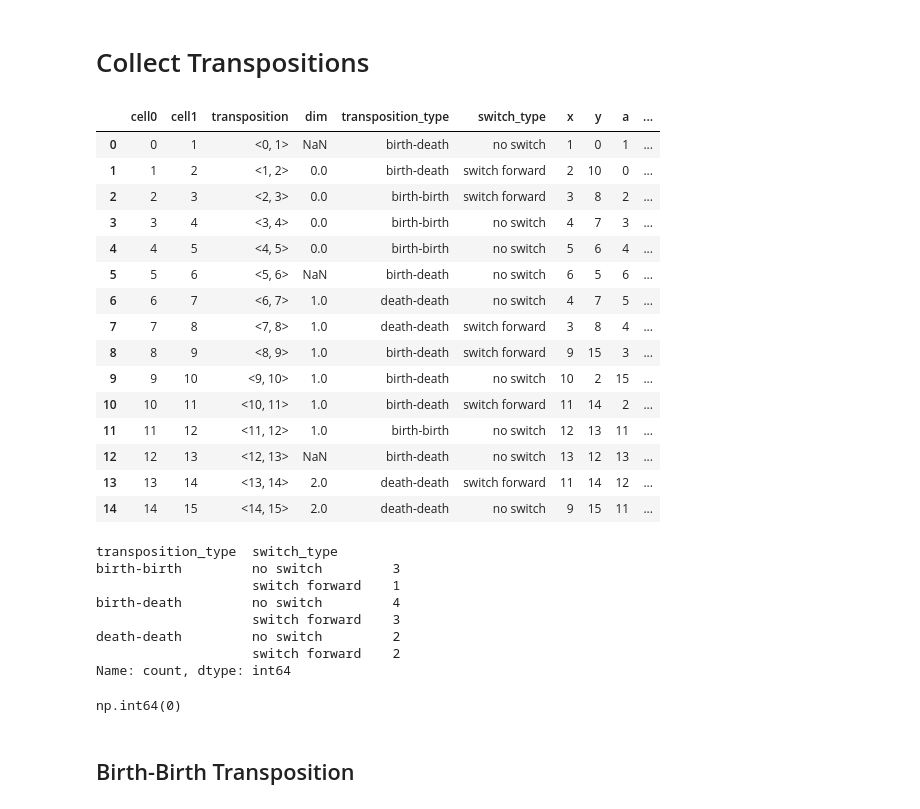
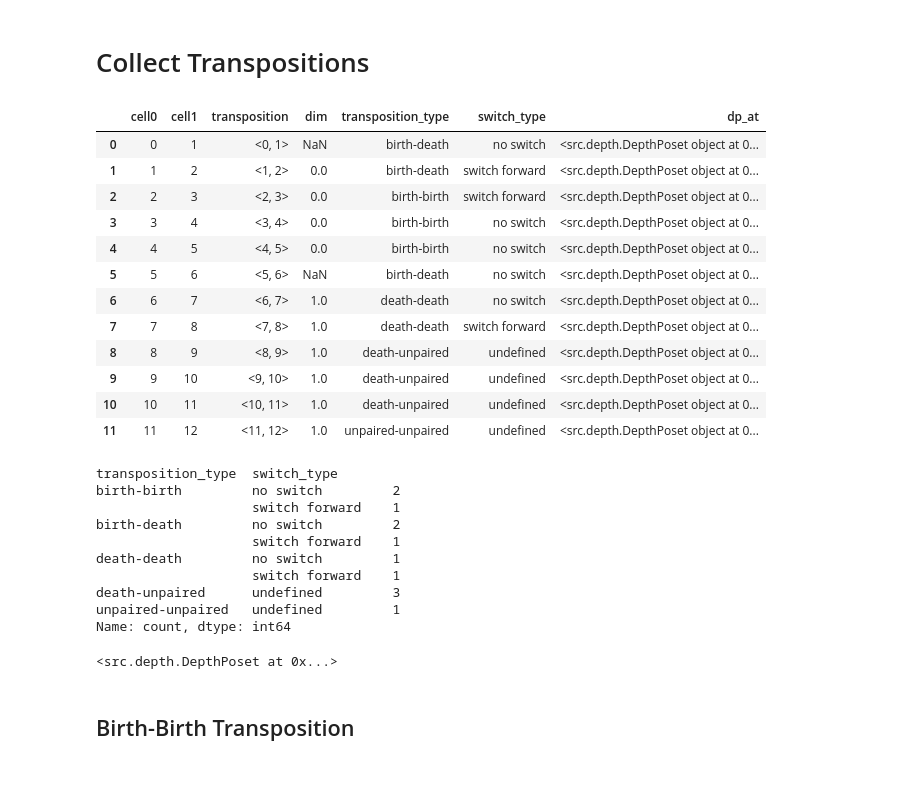
Before and after one commit to zimfv/depth-poset, a Jupyter notebook: notebooks/Check-Case-Analysis-sep26.ipynb, the cells around one changed output. Saved outputs shown, nothing was run; the diff lists cells and outputs as text; code cells hidden in the pictures; blank space fills up the shorter version.

```diff
--- a/notebooks/Check-Case-Analysis-sep26.ipynb
+++ b/notebooks/Check-Case-Analysis-sep26.ipynb
@@ -37,6 +34,8 @@ reorder = np.array([ 0,  1,  2,  5,  4,  3, 11,  9, 10, 12,  6,  7,  8, 14, 13,
 
 delta_matrix = delta_matrix[reorder, :][:, reorder]
 
+delta_matrix = delta_matrix[:13, :][:, :13]
+
 
 fig, ax = plt.subplots()
 
@@ -57,4 +56,4 @@ plt.show()
 # %%
-delta_order = np.arange(16)
+delta_order = np.arange(len(delta_matrix))
 delta_order
 # %% [output]
@@ -64,6 +63,7 @@ delta_dims = -np.ones(len(delta_matrix), dtype=int)
 delta_dims[1:6] = 0
 delta_dims[6:13] = 1
 delta_dims[13:16] = 2
+delta_dims = delta_dims[:len(delta_matrix)]
 
 delta_dims
 # %% [output]
@@ -71,5 +71,5 @@ array([-1,  0,  0,  0,  0,  0,  1,  1,  1,  1,  1,  1,  1,  2,  2,  2])
 # %%
-dp_bt = DepthPoset.from_border_matrix(delta_matrix, delta_dims)
+dp_bt = DepthPoset.from_border_matrix(delta_matrix, delta_dims, sources=np.arange(len(delta_matrix)))
 
 pos = dp_bt.hasse_layout(alignment_slope=0.1)
 labels = {node: (node.birth_index, node.death_index) for node in dp_bt.nodes}
@@ -90,54 +94,54 @@ plt.show()
 # %% [markdown]
 # Collect Transpositions
 # %%
-df_transps = pd.DataFrame({'cell0': np.arange(0, 15), 'cell1': np.arange(1, 16)})
+df_transps = pd.DataFrame({'cell0': np.arange(0, len(delta_matrix) - 1), 'cell1': np.arange(1, len(delta_matrix))})
 
 df_transps['transposition'] = df_transps.apply(lambda row: Transposition(delta_matrix, row['cell0'], row['cell1'],
-                                                                         order=delta_order, dims=delta_dims), axis=1)
+                                                                         order=delta_order, dims=delta_dims, dp=dp_bt), axis=1)
 df_transps['dim'] = df_transps['transposition'].apply(lambda transp: transp.dim)
 df_transps['transposition_type'] = df_transps['transposition'].apply(lambda transp: transp.get_transposition_type())
 df_transps['switch_type'] = df_transps['transposition'].apply(lambda transp: transp.get_switch_type())
-df_transps['xyab'] = df_transps['transposition'].apply(lambda transp: transp.get_xyab())
+#df_transps['xyab'] = df_transps['transposition'].apply(lambda transp: transp.get_xyab())
 
-for i, c in enumerate('xyab'):
-    df_transps[c] = df_transps['xyab'].apply(lambda arr: arr[i])
-df_transps = df_transps.drop(columns='xyab')
+#for i, c in enumerate('xyab'):
+#    df_transps[c] = df_transps['xyab'].apply(lambda arr: arr[i])
+#df_transps = df_transps.drop(columns='xyab')
 
 
-df_transps['dp_at'] = df_transps['transposition'].apply(lambda trandp: transp.next_depth_poset())
+df_transps['dp_at'] = df_transps['transposition'].apply(lambda transp: transp.next_depth_poset())
 df_transps
 # %% [output]
-|  | cell0 | cell1 | transposition | dim | transposition_type | switch_type | x | y | a | ... |
-| 0 | 0 | 1 | <0, 1> | NaN | birth-death | no switch | 1 | 0 | 1 | ... |
-| 1 | 1 | 2 | <1, 2> | 0.0 | birth-death | switch forward | 2 | 10 | 0 | ... |
-| 2 | 2 | 3 | <2, 3> | 0.0 | birth-birth | switch forward | 3 | 8 | 2 | ... |
-| 3 | 3 | 4 | <3, 4> | 0.0 | birth-birth | no switch | 4 | 7 | 3 | ... |
-| 4 | 4 | 5 | <4, 5> | 0.0 | birth-birth | no switch | 5 | 6 | 4 | ... |
-| 5 | 5 | 6 | <5, 6> | NaN | birth-death | no switch | 6 | 5 | 6 | ... |
-| 6 | 6 | 7 | <6, 7> | 1.0 | death-death | no switch | 4 | 7 | 5 | ... |
-| 7 | 7 | 8 | <7, 8> | 1.0 | death-death | switch forward | 3 | 8 | 4 | ... |
-| 8 | 8 | 9 | <8, 9> | 1.0 | birth-death | switch forward | 9 | 15 | 3 | ... |
-| 9 | 9 | 10 | <9, 10> | 1.0 | birth-death | no switch | 10 | 2 | 15 | ... |
-| 10 | 10 | 11 | <10, 11> | 1.0 | birth-death | switch forward | 11 | 14 | 2 | ... |
-| 11 | 11 | 12 | <11, 12> | 1.0 | birth-birth | no switch | 12 | 13 | 11 | ... |
-| 12 | 12 | 13 | <12, 13> | NaN | birth-death | no switch | 13 | 12 | 13 | ... |
-| 13 | 13 | 14 | <13, 14> | 2.0 | death-death | switch forward | 11 | 14 | 12 | ... |
-| 14 | 14 | 15 | <14, 15> | 2.0 | death-death | no switch | 9 | 15 | 11 | ... |
+|  | cell0 | cell1 | transposition | dim | transposition_type | switch_type | dp_at |
+| 0 | 0 | 1 | <0, 1> | NaN | birth-death | no switch | <src.depth.DepthPoset object at 0... |
+| 1 | 1 | 2 | <1, 2> | 0.0 | birth-death | switch forward | <src.depth.DepthPoset object at 0... |
+| 2 | 2 | 3 | <2, 3> | 0.0 | birth-birth | switch forward | <src.depth.DepthPoset object at 0... |
+| 3 | 3 | 4 | <3, 4> | 0.0 | birth-birth | no switch | <src.depth.DepthPoset object at 0... |
+| 4 | 4 | 5 | <4, 5> | 0.0 | birth-birth | no switch | <src.depth.DepthPoset object at 0... |
+| 5 | 5 | 6 | <5, 6> | NaN | birth-death | no switch | <src.depth.DepthPoset object at 0... |
+| 6 | 6 | 7 | <6, 7> | 1.0 | death-death | no switch | <src.depth.DepthPoset object at 0... |
+| 7 | 7 | 8 | <7, 8> | 1.0 | death-death | switch forward | <src.depth.DepthPoset object at 0... |
+| 8 | 8 | 9 | <8, 9> | 1.0 | death-unpaired | undefined | <src.depth.DepthPoset object at 0... |
+| 9 | 9 | 10 | <9, 10> | 1.0 | death-unpaired | undefined | <src.depth.DepthPoset object at 0... |
+| 10 | 10 | 11 | <10, 11> | 1.0 | death-unpaired | undefined | <src.depth.DepthPoset object at 0... |
+| 11 | 11 | 12 | <11, 12> | 1.0 | unpaired-unpaired | undefined | <src.depth.DepthPoset object at 0... |
 # %%
 df_transps[['transposition_type', 'switch_type']].value_counts().sort_index()
 # %% [output]
 transposition_type  switch_type
-birth-birth         no switch         3
+birth-birth         no switch         2
                     switch forward    1
-birth-death         no switch         4
-                    switch forward    3
-death-death         no switch         2
-                    switch forward    2
+birth-death         no switch         2
+                    switch forward    1
+death-death         no switch         1
+                    switch forward    1
+death-unpaired      undefined         3
+unpaired-unpaired   undefined         1
 Name: count, dtype: int64
-# %%
-transp.dim
-# %% [output]
-np.int64(0)
+# %%
+transp = df_transps['dp_at'].iloc[2]
+transp
+# %% [output]
+<src.depth.DepthPoset at 0x...>
 # %% [markdown]
 ## Birth-Birth Transposition
 # %% [markdown]
```
Also changed, not shown: parts of 19 cells of this notebook, 5 other files.
